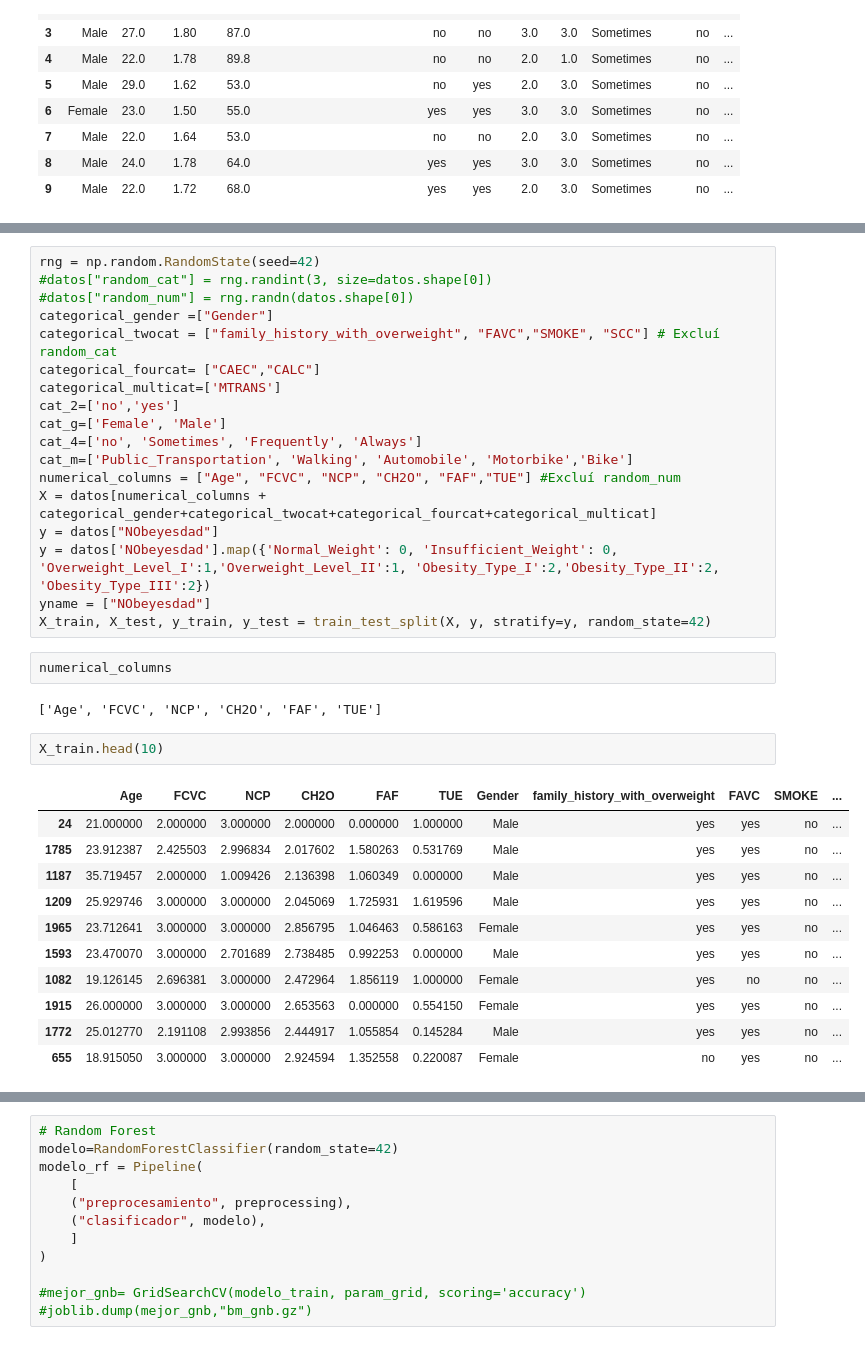
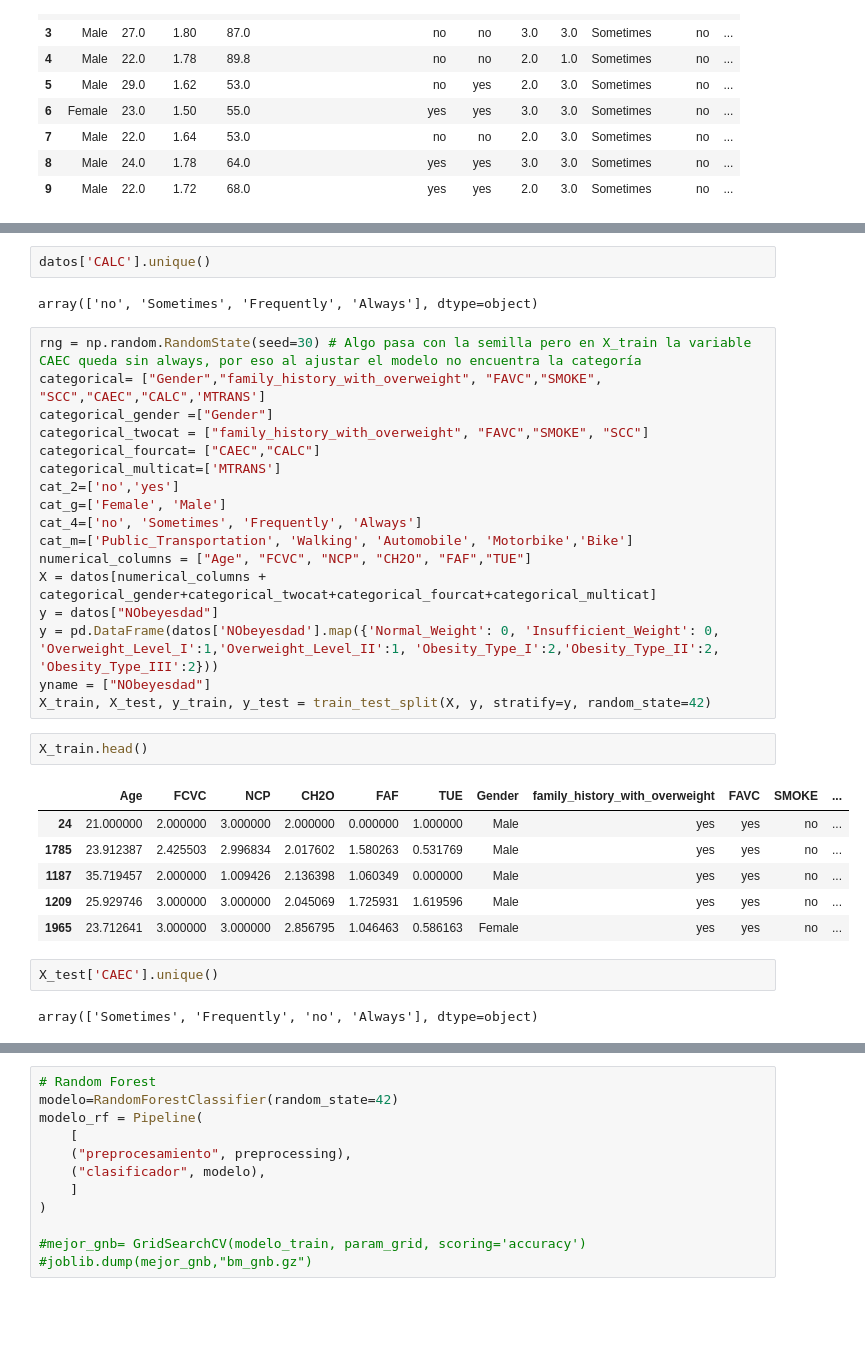
Before and after one commit to cmpineros/ProyObesity, a Jupyter notebook: Codigos/Modelos supervisados.ipynb, the cells around one changed output, grey strips where cells are left out. Cells and saved outputs as stored; diff of their text form; blank space fills up the shorter version.

```diff
--- a/Codigos/Modelos supervisados.ipynb
+++ b/Codigos/Modelos supervisados.ipynb
@@ -80,38 +71,36 @@ dtype: int64
+# %%
+datos['CALC'].unique()
+# %% [output]
+array(['no', 'Sometimes', 'Frequently', 'Always'], dtype=object)
 # %%
-rng = np.random.RandomState(seed=42)
-#datos["random_cat"] = rng.randint(3, size=datos.shape[0])
-#datos["random_num"] = rng.randn(datos.shape[0])
+rng = np.random.RandomState(seed=30) # Algo pasa con la semilla pero en X_train la variable CAEC queda sin always, por eso al ajustar el modelo no encuentra la categoría
+categorical= ["Gender","family_history_with_overweight", "FAVC","SMOKE", "SCC","CAEC","CALC",'MTRANS']
 categorical_gender =["Gender"]
-categorical_twocat = ["family_history_with_overweight", "FAVC","SMOKE", "SCC"] # Excluí random_cat
+categorical_twocat = ["family_history_with_overweight", "FAVC","SMOKE", "SCC"]
 categorical_fourcat= ["CAEC","CALC"]
 categorical_multicat=['MTRANS']
 cat_2=['no','yes']
 cat_g=['Female', 'Male']
 cat_4=['no', 'Sometimes', 'Frequently', 'Always']
 cat_m=['Public_Transportation', 'Walking', 'Automobile', 'Motorbike','Bike']
-numerical_columns = ["Age", "FCVC", "NCP", "CH2O", "FAF","TUE"] #Excluí random_num
+numerical_columns = ["Age", "FCVC", "NCP", "CH2O", "FAF","TUE"]
 X = datos[numerical_columns + categorical_gender+categorical_twocat+categorical_fourcat+categorical_multicat]
 y = datos["NObeyesdad"]
-y = datos['NObeyesdad'].map({'Normal_Weight': 0, 'Insufficient_Weight': 0, 'Overweight_Level_I':1,'Overweight_Level_II':1, 'Obesity_Type_I':2,'Obesity_Type_II':2, 'Obesity_Type_III':2})
+y = pd.DataFrame(datos['NObeyesdad'].map({'Normal_Weight': 0, 'Insufficient_Weight': 0, 'Overweight_Level_I':1,'Overweight_Level_II':1, 'Obesity_Type_I':2,'Obesity_Type_II':2, 'Obesity_Type_III':2}))
 yname = ["NObeyesdad"]
 X_train, X_test, y_train, y_test = train_test_split(X, y, stratify=y, random_state=42)
-# %%
-numerical_columns
-# %% [output]
-['Age', 'FCVC', 'NCP', 'CH2O', 'FAF', 'TUE']
 # %%
-X_train.head(10)
+X_train.head()
 # %% [output]
 |  | Age | FCVC | NCP | CH2O | FAF | TUE | Gender | family_history_with_overweight | FAVC | SMOKE | ... |
 | 24 | 21.000000 | 2.000000 | 3.000000 | 2.000000 | 0.000000 | 1.000000 | Male | yes | yes | no | ... |
 | 1785 | 23.912387 | 2.425503 | 2.996834 | 2.017602 | 1.580263 | 0.531769 | Male | yes | yes | no | ... |
 | 1187 | 35.719457 | 2.000000 | 1.009426 | 2.136398 | 1.060349 | 0.000000 | Male | yes | yes | no | ... |
 | 1209 | 25.929746 | 3.000000 | 3.000000 | 2.045069 | 1.725931 | 1.619596 | Male | yes | yes | no | ... |
 | 1965 | 23.712641 | 3.000000 | 3.000000 | 2.856795 | 1.046463 | 0.586163 | Female | yes | yes | no | ... |
-| 1593 | 23.470070 | 3.000000 | 2.701689 | 2.738485 | 0.992253 | 0.000000 | Male | yes | yes | no | ... |
-| 1082 | 19.126145 | 2.696381 | 3.000000 | 2.472964 | 1.856119 | 1.000000 | Female | yes | no | no | ... |
-| 1915 | 26.000000 | 3.000000 | 3.000000 | 2.653563 | 0.000000 | 0.554150 | Female | yes | yes | no | ... |
-| 1772 | 25.012770 | 2.191108 | 2.993856 | 2.444917 | 1.055854 | 0.145284 | Male | yes | yes | no | ... |
-| 655 | 18.915050 | 3.000000 | 3.000000 | 2.924594 | 1.352558 | 0.220087 | Female | no | yes | no | ... |
+# %%
+X_test['CAEC'].unique()
+# %% [output]
+array(['Sometimes', 'Frequently', 'no', 'Always'], dtype=object)
 # %%
 # Se crea un pipeline para codificar los datos
```
Also changed, not shown: parts of 11 cells of this notebook.
